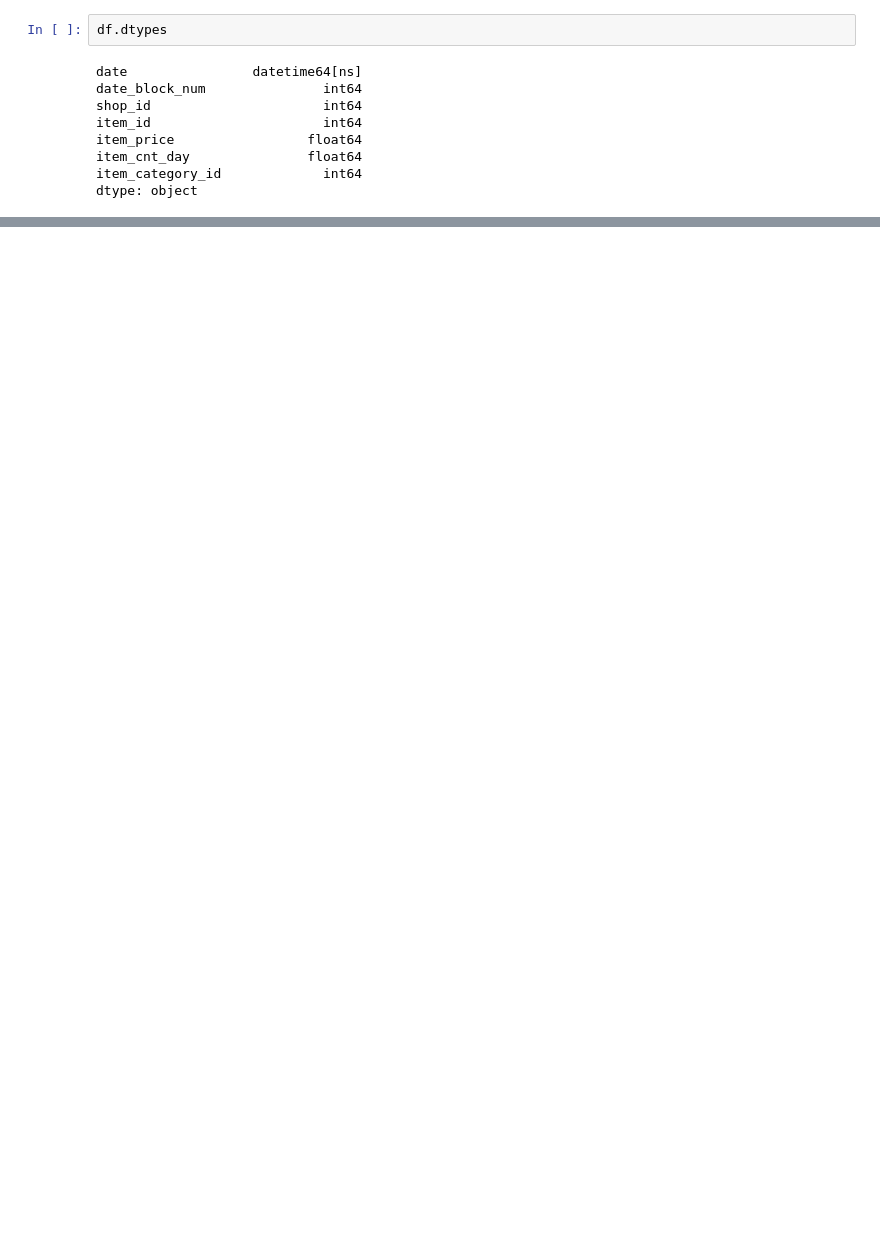
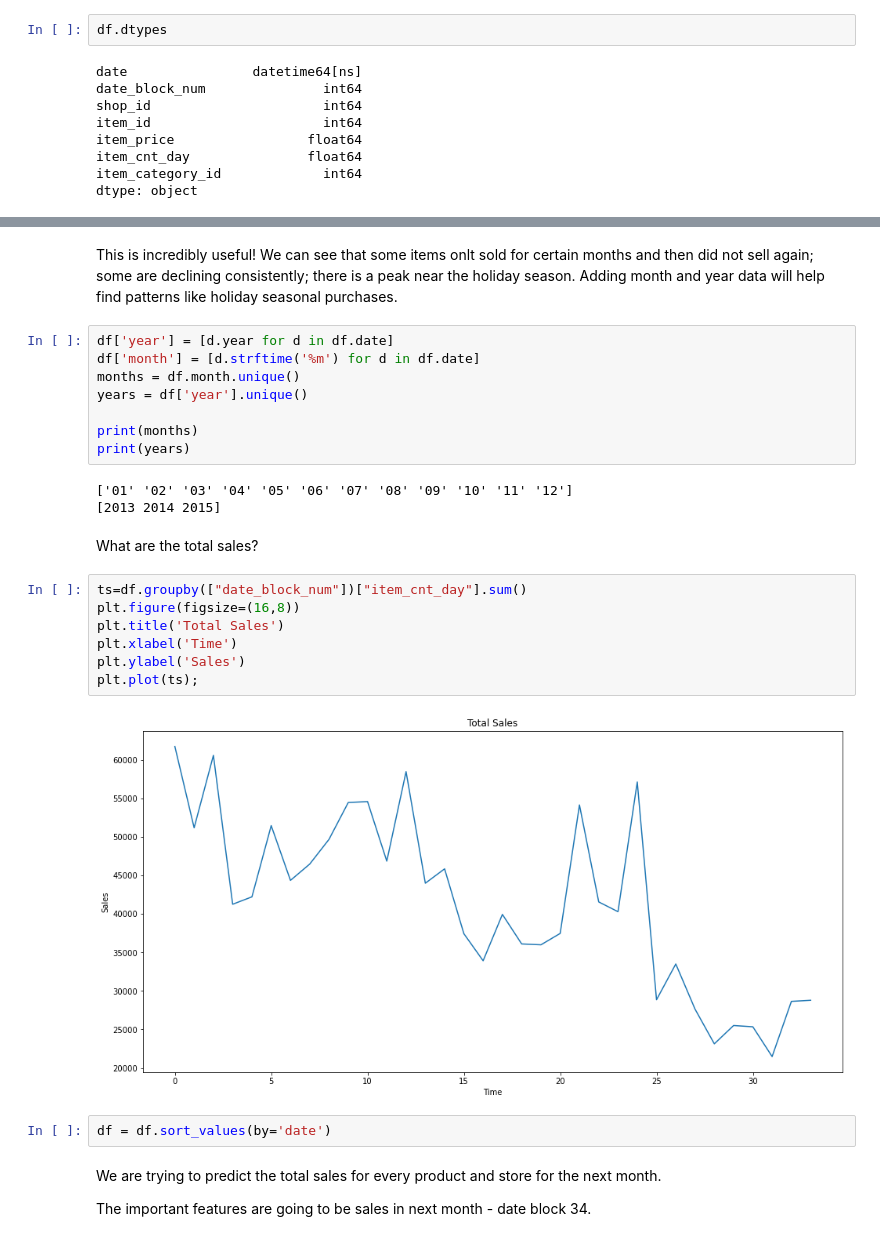
Before and after one commit to Snizzmo/Data-Science, a Jupyter notebook: Capstone_Two/02_Capstone_Two_EDA.ipynb, the cells around one changed output, grey strips where cells are left out. Cells and saved outputs as stored; diff of their text form; blank space fills up the shorter version.

```diff
--- a/Capstone_Two/02_Capstone_Two_EDA.ipynb
+++ b/Capstone_Two/02_Capstone_Two_EDA.ipynb
@@ -119,0 +95,30 @@ X_train, X_test, y_train, y_test = train_test_split(X, y, test_size=0.25, random
+# %% [markdown]
+This is incredibly useful! We can see that some items onlt sold for certain months and then did not sell again; some are declining consistently; there is a peak near the holiday season. Adding month and year data will help find patterns like holiday seasonal purchases.
+# %%
+df['year'] = [d.year for d in df.date]
+df['month'] = [d.strftime('%m') for d in df.date]
+months = df.month.unique()
+years = df['year'].unique()
+
+print(months)
+print(years)
+# %% [output]
+['01' '02' '03' '04' '05' '06' '07' '08' '09' '10' '11' '12']
+[2013 2014 2015]
+# %% [markdown]
+What are the total sales?
+# %%
+ts=df.groupby(["date_block_num"])["item_cnt_day"].sum()
+plt.figure(figsize=(16,8))
+plt.title('Total Sales')
+plt.xlabel('Time')
+plt.ylabel('Sales')
+plt.plot(ts);
+# %% [output]
+[figure, added]
+# %%
+df = df.sort_values(by='date')
+# %% [markdown]
+We are trying to predict the total sales for every product and store for the next month.
+
+The important features are going to be sales in next month - date block 34.
```
Also changed, not shown: parts of 33 cells of this notebook, 1 other file.
